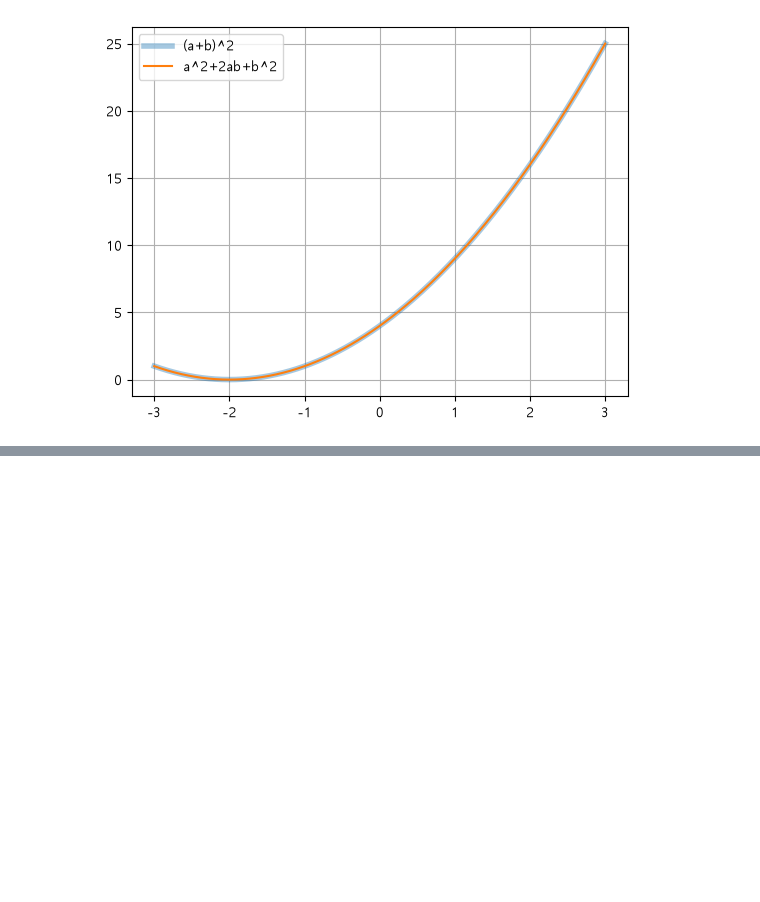
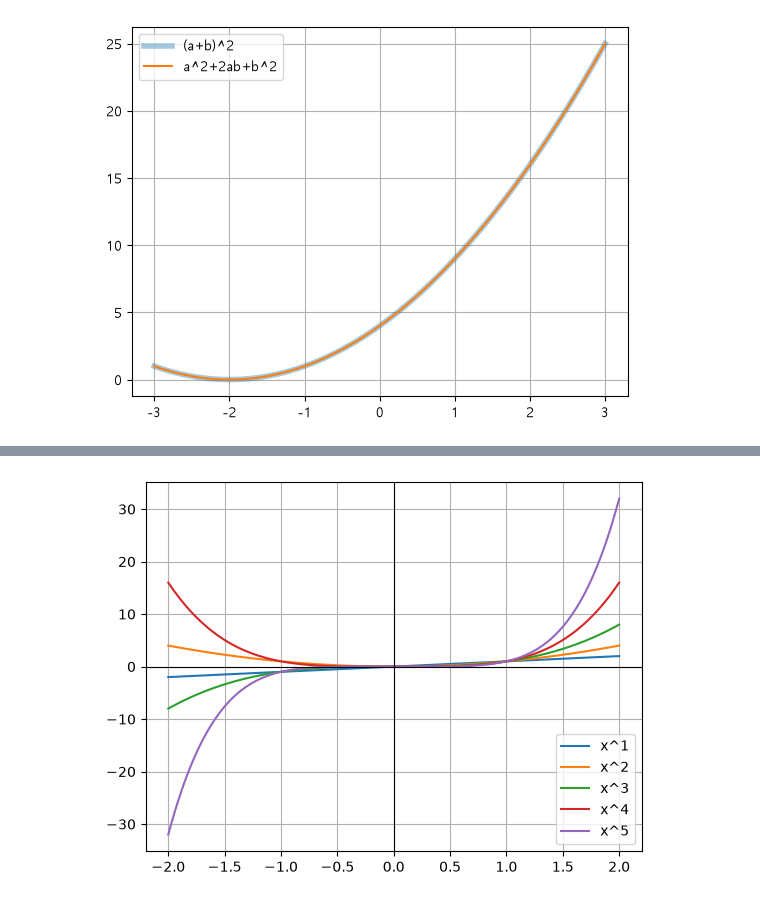
Before and after one commit to inkkadiis/python_math, a Jupyter notebook: math/01.다항식.ipynb, the cells around one changed output, grey strips where cells are left out. Saved outputs shown, nothing was run; the diff lists cells and outputs as text; code cells hidden in the pictures; blank space fills up the shorter version.

```diff
--- a/math/01.다항식.ipynb
+++ b/math/01.다항식.ipynb
@@ -84,0 +100,16 @@ plt.legend(); plt.grid(True); plt.show()
+# %%
+import numpy as np
+import matplotlib.pyplot as plt
+
+x = np.linspace(-2, 2, 300)
+
+for n in [1, 2, 3, 4, 5]:
+    plt.plot(x, x**n, label=f'x^{n}')
+
+plt.legend();
+plt.grid(True);
+plt.axhline(0, color='black', linewidth=0.8);
+plt.axvline(0, color='black', linewidth=0.8);
+plt.show();
+# %% [output]
+[figure, added]
```
Also changed, not shown: parts of 1 cell of this notebook.
